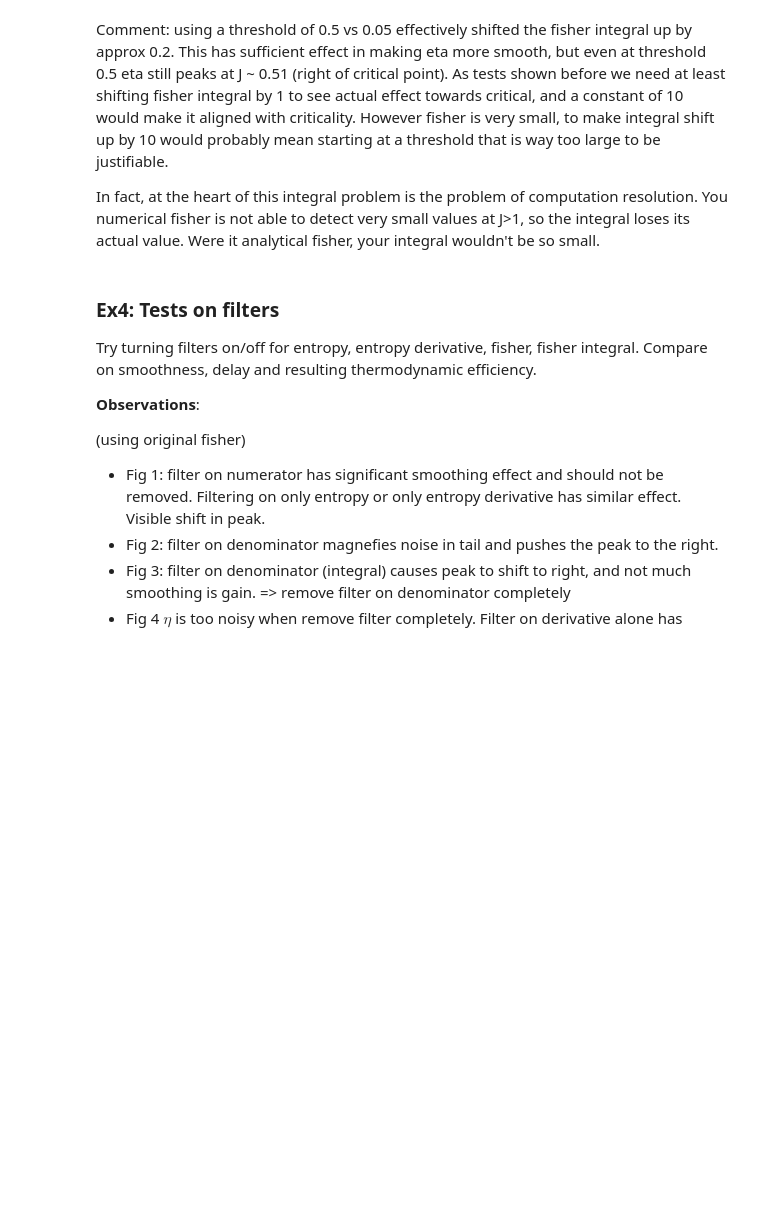
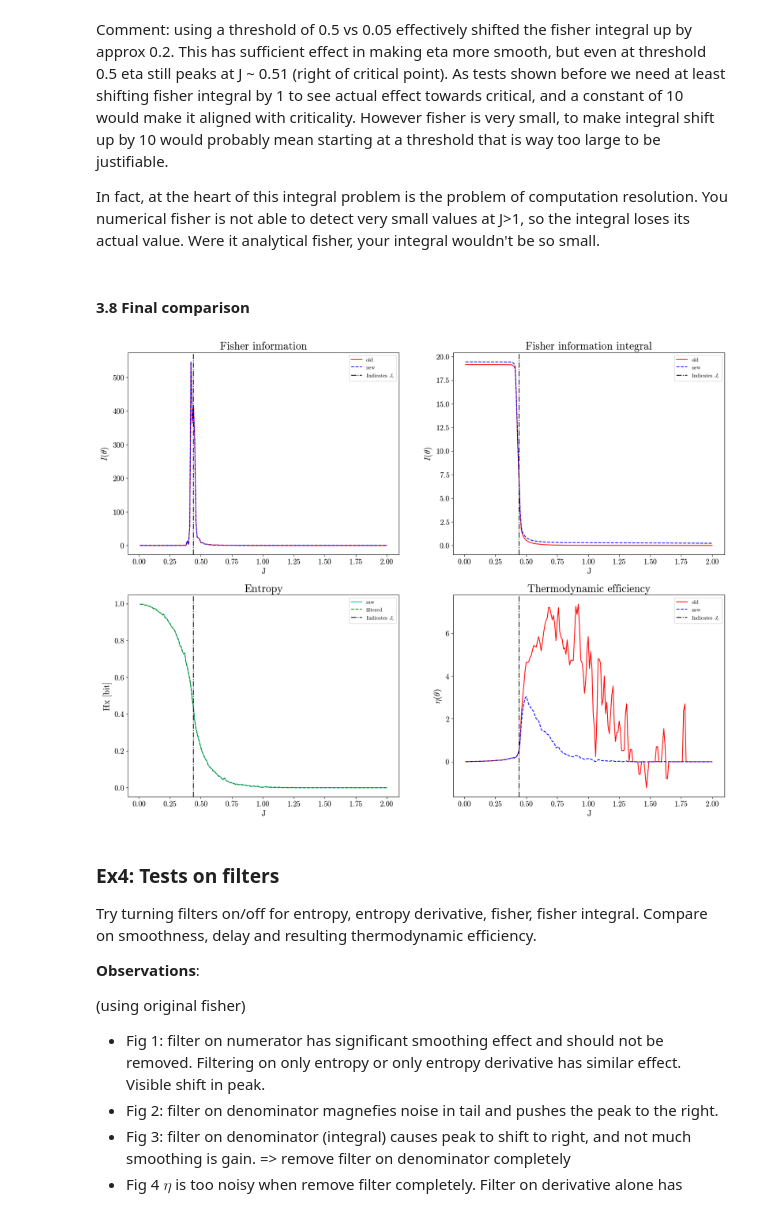
Before and after one commit to qianyangchen/IsingModel2D, a Jupyter notebook: Ising2D_etaExperiments.ipynb, the cells around one changed output. Saved outputs shown, nothing was run; the diff lists cells and outputs as text; code cells hidden in the pictures; blank space fills up the shorter version.

```diff
--- a/Ising2D_etaExperiments.ipynb
+++ b/Ising2D_etaExperiments.ipynb
@@ -1189,16 +1214,18 @@ fisher_interp = dict(zip(x, new_val))
 # interactive_plot('fisher info', list(fisher_interp.keys()), list(fisher_interp.values()), list(fisher_sqrt.values()), 'interp', 'original', critical_indicator=False)
 
 # compute eta
-eta_sqrt, hx, numerator, _, fisher_sqrt_intg = get_eta(ave_entp, fisher_interp, entropyFilt=True, derivativeFilt=True) # new fisher
-eta_sqrt1, hx, numerator1, _, fisher_sqrt_intg1 = get_eta4(ave_entp, fisher_interp, entropyFilt=True, derivativeFilt=True) # new fisher to 100
-eta_sqrt0, hx, numerator0, _, fisher_sqrt_intg0 = get_eta(ave_entp, fisher_sqrt, entropyFilt=True, derivativeFilt=True) # old fisher
+eta_sqrt, hx, numerator, _, fisher_sqrt_intg = get_eta0(ave_entp, fisher_interp, entropyFilt=True, derivativeFilt=True) # new fisher
+eta_sqrt1, hx, numerator1, _, fisher_sqrt_intg1 = get_eta4(ave_entp, fisher_interp, entropyFilt=True, derivativeFilt=True, theta_star=10) # new fisher
+eta_sqrt0, hx, numerator0, _, fisher_sqrt_intg0 = get_eta0(ave_entp, fisher_sqrt, entropyFilt=True, derivativeFilt=True) # old fisher
 
-interactive_plot(f'eta (cutoff-error {threshold})', list(eta_sqrt.keys()), list(eta_sqrt.values()), list(eta_sqrt1.values()), 'interp', 'interp sum to 10', critical_indicator=True)
-interactive_plot(f'fisher integral', list(eta_sqrt.keys()), fisher_sqrt_intg, fisher_sqrt_intg1, 'interp', 'interp sum to 10', critical_indicator=True)
+interactive_plot(f'eta (cutoff-error {threshold})', list(eta_sqrt.keys()), list(eta_sqrt.values()), list(eta_sqrt1.values()), 'interp', 'interp and sum to 10', critical_indicator=True)
+# interactive_plot(f'fisher integral', list(eta_sqrt.keys()), fisher_sqrt_intg, fisher_sqrt_intg1, 'interp', 'interp and sum to 10', critical_indicator=True)
 # %% [markdown]
 Comment: using a threshold of 0.5 vs 0.05 effectively shifted the fisher integral up by approx 0.2. This has sufficient effect in making eta more smooth, but even at threshold 0.5 eta still peaks at J ~ 0.51 (right of critical point). As tests shown before we need at least shifting fisher integral by 1 to see actual effect towards critical, and a constant of 10 would make it aligned with criticality. However fisher is very small, to make integral shift up by 10 would probably mean starting at a threshold that is way too large to be justifiable.
 
 In fact, at the heart of this integral problem is the problem of computation resolution. You numerical fisher is not able to detect very small values at J>1, so the integral loses its actual value. Were it analytical fisher, your integral wouldn't be so small.
+# %% [markdown]
+#### 3.8 Final comparison
 # %%
 # incoporate interpolation and theta* -> final get_eta
 def get_eta4(configEntropy, fisherInfo, entropyFilt=False, derivativeFilt=False, fisherFilt=False, integralFilt=False, window=14,
@@ -1262,3 +1289,51 @@ def get_eta4(configEntropy, fisherInfo, entropyFilt=False, derivativeFilt=False,
     eta[~mask] = -numerator[~mask] / denominator[~mask]
     etaDict = dict(zip(theta, eta))
     return etaDict, hx, numerator, fisher, denominator
+# %%
+# compare get_eta4 and original get_eta0
+# compute fisher and eta
+fisher_info = get_fisher(ave_pdf, method='sqrt', mode='discrete')
+eta_old, hx, num_old, fi_old, fisher_intg_old = get_eta0(ave_entp, fisher_info, derivativeFilt=True)
+eta_new, hx, num_new, fi_new, fisher_intg_new = get_eta4(ave_entp, fisher_info, derivativeFilt=True, theta_star=10, threshold=5e-2)
+
+# compare plots
+Js = np.array(list(ave_entp.keys()))
+fig, axes = plt.subplots(nrows=2, ncols=2, figsize=(20, 15))
+
+ax = axes[0][0]
+ax.plot(Js, fi_old[:len(hx)], '-', color='r', label='old');
+ax.plot(Js, fi_new[:len(hx)], '--', color='b', label='new');
+ax.axvline(x=np.log(1+2**0.5)/2, color='k', linestyle='-.', label='Indicates $J_c$');
+ax.set_xlabel('J')
+ax.set_ylabel(r'$I(\theta)$')
+ax.set_title('Fisher information');
+ax.legend();
+
+ax = axes[0][1]
+ax.plot(Js, fisher_intg_old, '-', color='r', label='old');
+ax.plot(Js, fisher_intg_new, '--', color='b', label='new');
+ax.axvline(x=np.log(1+2**0.5)/2, color='k', linestyle='-.', label='Indicates $J_c$');
+ax.set_xlabel('J')
+ax.set_ylabel(r'$I(\theta)$')
+ax.set_title('Fisher information integral');
+ax.legend();
+
+ax = axes[1][0]
+ax.plot(ave_entp.keys(), ave_entp.values(), '-', color='c', label='raw');
+ax.plot(ave_entp.keys(), hx, '--', color='g', label='filtered');
+ax.axvline(x=np.log(1+2**0.5)/2, color='k', linestyle='-.', label='Indicates $J_c$');
+ax.set_xlabel('J')
+ax.set_ylabel('Hx [bit]')
+ax.set_title('Entropy');
+ax.legend();
+
+ax = axes[1][1]
+ax.plot(Js, eta_old.values(), '-', color='r', label='old');
+ax.plot(Js, eta_new.values(), '--', color='b', label='new');
+ax.axvline(x=np.log(1+2**0.5)/2, color='k', linestyle='-.', label='Indicates $J_c$');
+ax.set_xlabel('J')
+ax.set_ylabel(r'$\eta(\theta)$')
+ax.set_title('Thermodynamic efficiency');
+ax.legend();
+# %% [output]
+[figure, added]
```
Also changed, not shown: parts of 33 cells of this notebook.
